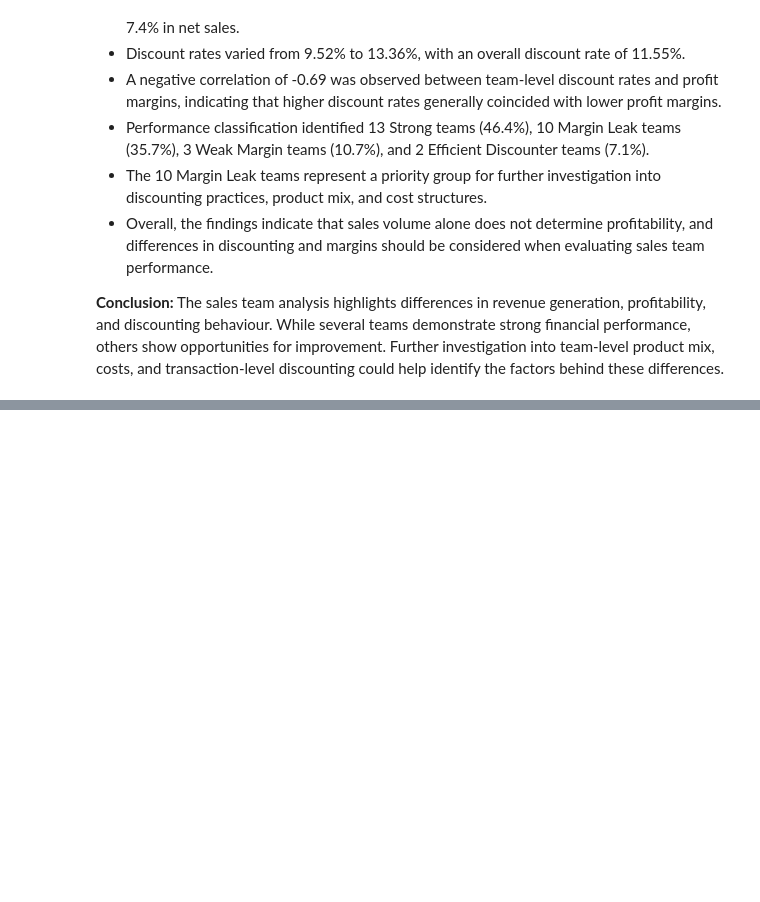
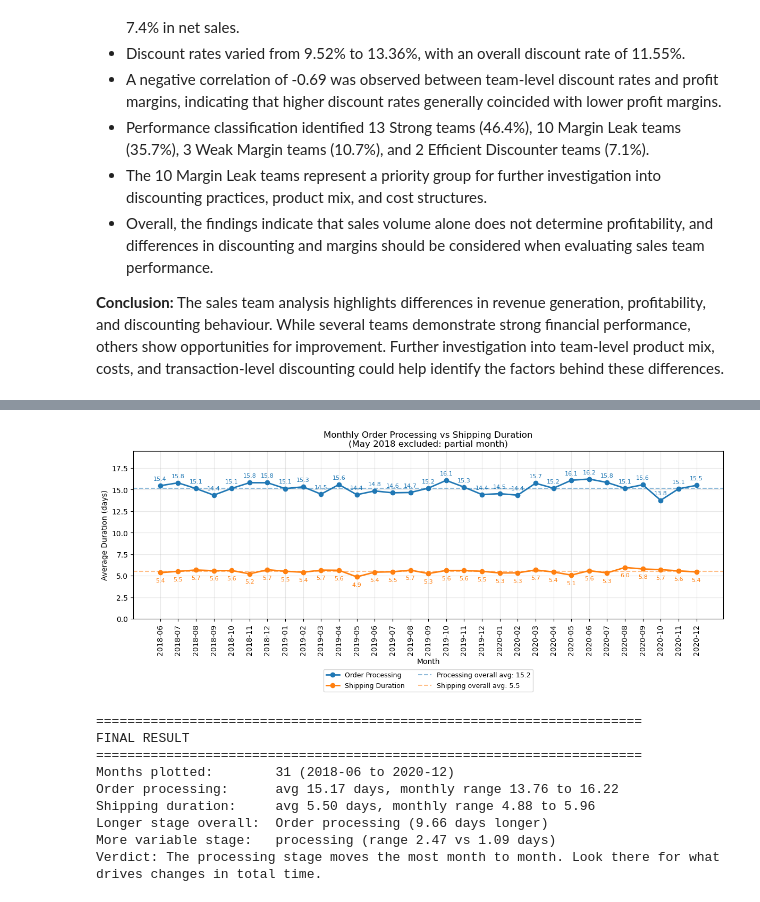
Before and after one commit to silverbullet-ai/intelligent-systems, a Jupyter notebook: da/sales-data-analysis/notebooks/02_sales_analysis.ipynb, the cells around one changed output, grey strips where cells are left out. Cells and saved outputs as stored; diff of their text form; code cells hidden in the pictures; blank space fills up the shorter version.

```diff
--- a/da/sales-data-analysis/notebooks/02_sales_analysis.ipynb
+++ b/da/sales-data-analysis/notebooks/02_sales_analysis.ipynb
@@ -2482,0 +3039,59 @@ Verdict: Some teams discount heavily and earn below-average margins. Check them
+# %%
+# Monthly order processing vs shipping duration
+m = monthly_fulfillment.copy()
+x = m.index.astype(str)
+
+proc_avg = fulfillment_df['Order Processing Time'].mean()
+ship_avg = fulfillment_df['Shipping Duration'].mean()
+
+fig, ax = plt.subplots(figsize=(12, 5.5))
+
+ax.plot(x, m['Avg_Processing'], marker='o', linewidth=2, color='tab:blue',   label='Order Processing')
+ax.plot(x, m['Avg_Shipping'],   marker='o', linewidth=2, color='tab:orange', label='Shipping Duration')
+
+# Overall averages as reference lines
+ax.axhline(proc_avg, color='tab:blue',   linestyle='--', alpha=0.5, label=f'Processing overall avg: {proc_avg:.1f}')
+ax.axhline(ship_avg, color='tab:orange', linestyle='--', alpha=0.5, label=f'Shipping overall avg: {ship_avg:.1f}')
+
+# Value labels on each point
+for xi, p, s in zip(x, m['Avg_Processing'], m['Avg_Shipping']):
+    ax.annotate(f'{p:.1f}', (xi, p), xytext=(0, 7),  textcoords='offset points', ha='center', fontsize=8, color='tab:blue')
+    ax.annotate(f'{s:.1f}', (xi, s), xytext=(0, -13), textcoords='offset points', ha='center', fontsize=8, color='tab:orange')
+
+ax.set_title('Monthly Order Processing vs Shipping Duration\n(May 2018 excluded: partial month)')
+ax.set_xlabel('Month')
+ax.set_ylabel('Average Duration (days)')
+ax.set_ylim(0, max(m['Avg_Processing'].max(), m['Avg_Shipping'].max()) * 1.2)   # zero baseline
+ax.tick_params(axis='x', rotation=90)
+ax.grid(alpha=0.3)
+ax.legend(loc='upper center', bbox_to_anchor=(0.5, -0.28), ncol=2, fontsize=9)
+
+plt.tight_layout()
+plt.show()
+
+# Final result
+proc_range = m['Avg_Processing'].max() - m['Avg_Processing'].min()
+ship_range = m['Avg_Shipping'].max() - m['Avg_Shipping'].min()
+longer = 'Order processing' if proc_avg >= ship_avg else 'Shipping'
+more_variable = 'processing' if proc_range >= ship_range else 'shipping'
+
+print(f"\n{'=' * 70}\nFINAL RESULT\n{'=' * 70}")
+print(f"Months plotted:        {len(m)} ({x[0]} to {x[-1]})")
+print(f"Order processing:      avg {proc_avg:.2f} days, monthly range {m['Avg_Processing'].min():.2f} to {m['Avg_Processing'].max():.2f}")
+print(f"Shipping duration:     avg {ship_avg:.2f} days, monthly range {m['Avg_Shipping'].min():.2f} to {m['Avg_Shipping'].max():.2f}")
+print(f"Longer stage overall:  {longer} ({abs(proc_avg - ship_avg):.2f} days longer)")
+print(f"More variable stage:   {more_variable} (range {max(proc_range, ship_range):.2f} vs {min(proc_range, ship_range):.2f} days)")
+print("Verdict:", "Both stages are steady month to month (ranges under 1 day)."
+      if max(proc_range, ship_range) < 1
+      else f"The {more_variable} stage moves the most month to month. Look there for what drives changes in total time.")
+# %% [output]
+[figure, added]
+======================================================================
+FINAL RESULT
+======================================================================
+Months plotted:        31 (2018-06 to 2020-12)
+Order processing:      avg 15.17 days, monthly range 13.76 to 16.22
+Shipping duration:     avg 5.50 days, monthly range 4.88 to 5.96
+Longer stage overall:  Order processing (9.66 days longer)
+More variable stage:   processing (range 2.47 vs 1.09 days)
+Verdict: The processing stage moves the most month to month. Look there for what drives changes in total time.
```
Also changed, not shown: parts of 26 cells of this notebook.
